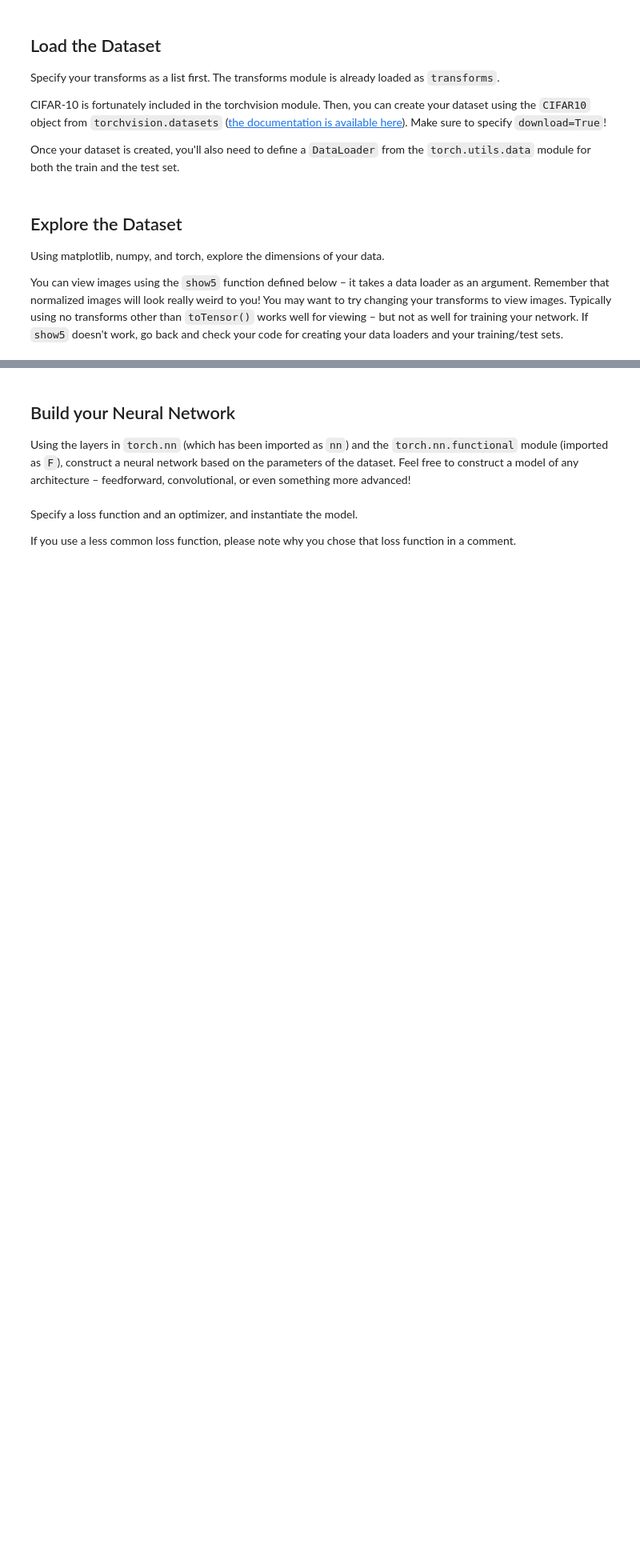
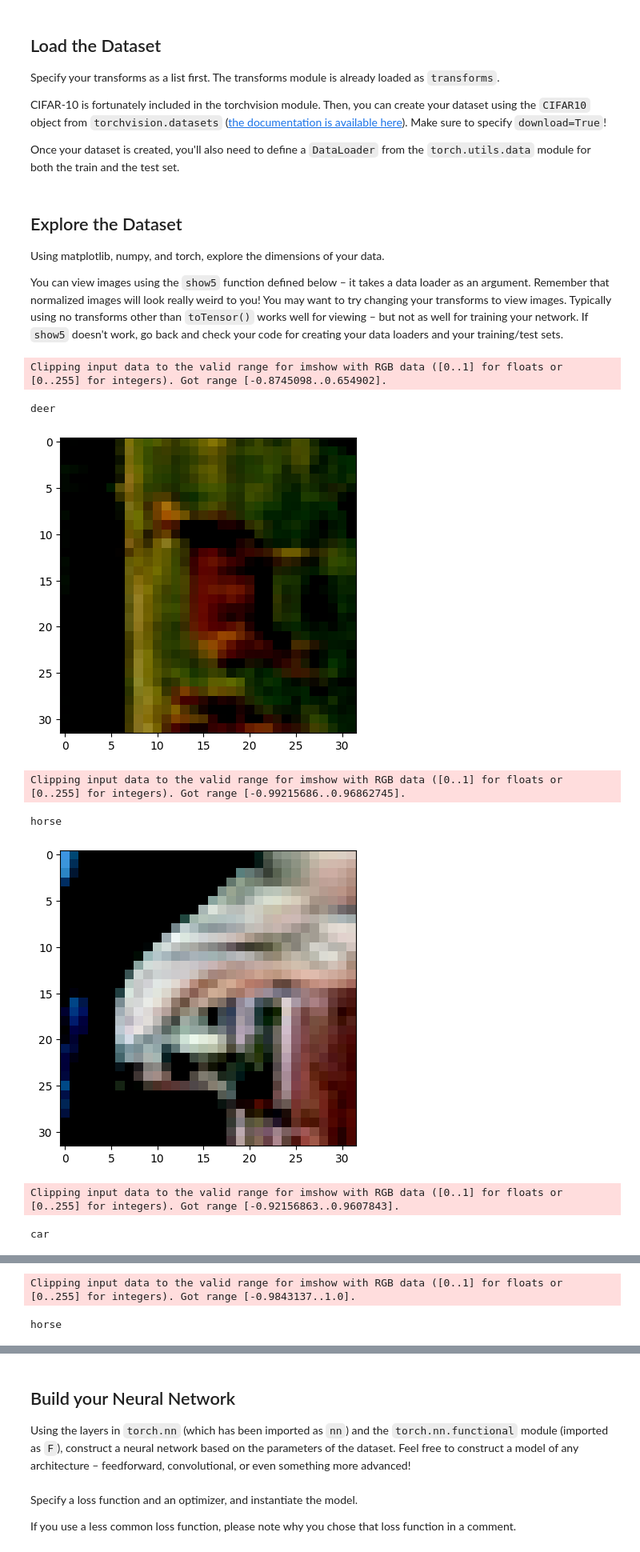
Before and after one commit to randallsutton/playground-ai, a Jupyter notebook: image-classifier-2/CIFAR.ipynb, the cells around one changed output, grey strips where cells are left out. Shown at 80% size. Saved outputs shown, nothing was run; the diff lists cells and outputs as text; code cells hidden in the pictures; blank space fills up the shorter version.

Commit message:
loaded the data

```diff
--- a/image-classifier-2/CIFAR.ipynb
+++ b/image-classifier-2/CIFAR.ipynb
@@ -41,13 +41,36 @@ Make sure to specify `download=True`!
 Once your dataset is created, you'll also need to define a `DataLoader` from the `torch.utils.data` module for both the train and the test set.
 # %%
 # Define transforms
-## YOUR CODE HERE ##
+transform = transforms.Compose([
+    transforms.ToTensor(),
+    transforms.Normalize((0.5, 0.5, 0.5), (0.5, 0.5, 0.5))
+])
 
 # Create training set and define training dataloader
-## YOUR CODE HERE ##
+trainset = torchvision.datasets.CIFAR10(
+    root='./data',
+    train=True,
+    download=True,
+    transform=transform
+)
+trainloader = torch.utils.data.DataLoader(
+    trainset,
+    batch_size=64,
+    shuffle=True
+)
 
 # Create test set and define test dataloader
-## YOUR CODE HERE ##
+testset = torchvision.datasets.CIFAR10(
+    root='./image-classifier-2/data',
+    train=False,
+    download=True,
+    transform=transform
+)
+testloader = torch.utils.data.DataLoader(
+    testset,
+    batch_size=64,
+    shuffle=False
+)
 
 # The 10 classes in the dataset
 classes = ('plane', 'car', 'bird', 'cat', 'deer', 'dog', 'frog', 'horse', 'ship', 'truck')
@@ -74,4 +97,13 @@ def show5(img_loader):
         plt.show()
 # %%
 # Explore data
-## YOUR CODE HERE ##
+show5(trainloader)
+# %% [output]
+Clipping input data to the valid range for imshow with RGB data ([0..1] for floats or [0..255] for integers). Got range [-0.8745098..0.654902].
+deer
+[figure, added]
+Clipping input data to the valid range for imshow with RGB data ([0..1] for floats or [0..255] for integers). Got range [-0.99215686..0.96862745].
+horse
+[figure, added]
+Clipping input data to the valid range for imshow with RGB data ([0..1] for floats or [0..255] for integers). Got range [-0.92156863..0.9607843].
+car
@@ -77,0 +111,2 @@ def show5(img_loader):
+Clipping input data to the valid range for imshow with RGB data ([0..1] for floats or [0..255] for integers). Got range [-0.9843137..1.0].
+horse
```
Also changed, not shown: parts of 1 cell of this notebook.
